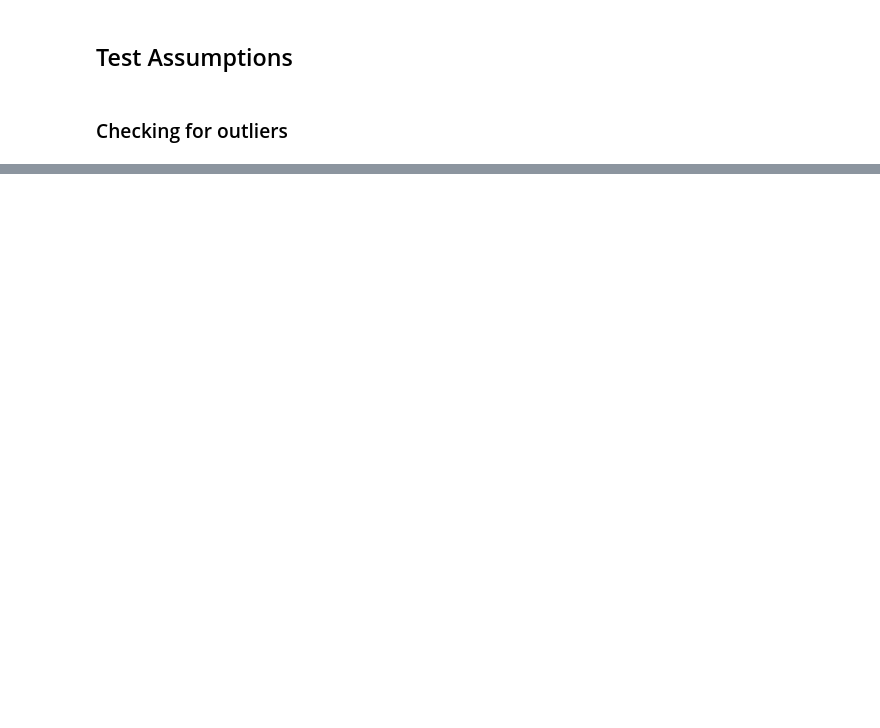
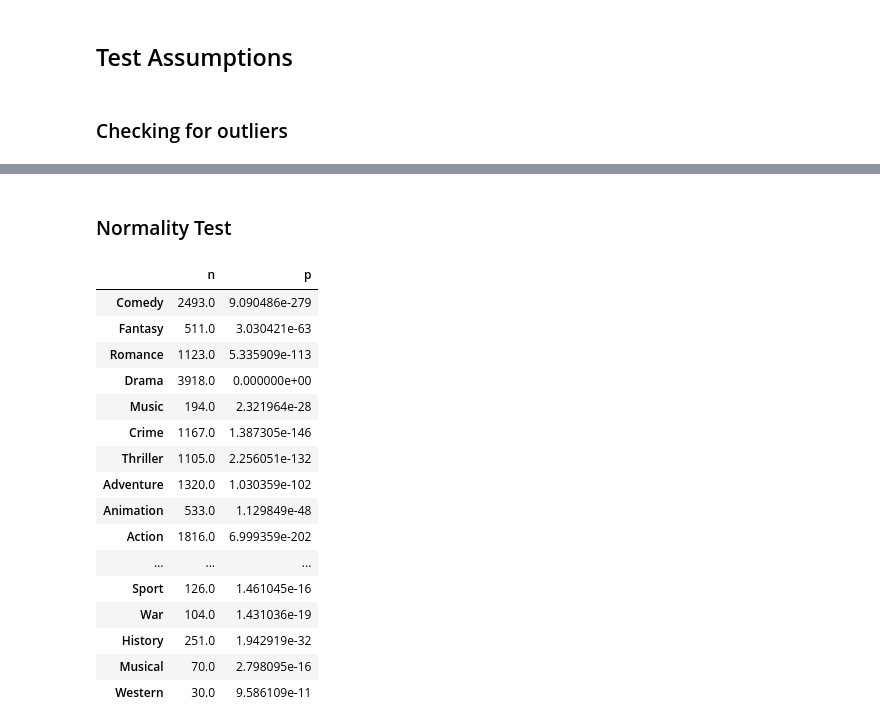
Before and after one commit to sheha919/movie_production_analysis, a Jupyter notebook: part4.ipynb, the cells around one changed output, grey strips where cells are left out. Drawn from its saved outputs; the diff is of its cells as text; code cells hidden in the pictures; blank space fills up the shorter version.

```diff
--- a/part4.ipynb
+++ b/part4.ipynb
@@ -186,0 +384,7 @@ len(groups['G'])
+# %%
+# create group dictionaries
+groups2 = {}
+
+for i in df2['genre_name'].unique():
+    data = df2.loc[df2['genre_name']==i, 'revenue'].copy()
+    groups2[i] = data
@@ -186,0 +399,8 @@ len(groups['G'])
+# %%
+for key, value in groups2.items():
+    initial = len(groups2[key])
+    outliers = np.abs(stats.zscore(value))> 3
+    print(f'{outliers.sum()} of outliers in {key} group')
+    #remove outliers
+    groups2[key] = value.loc[~outliers]
+    print(f'{initial}, after removing outliers {len(groups2[key])}')
@@ -186,0 +425,28 @@ len(groups['G'])
+# %% [markdown]
+### Normality Test
+# %%
+norm_test2 = {}
+for genre_name, revenue in groups2.items():
+    stat, p = stats.normaltest(revenue)
+    norm_test2[genre_name] = {'n': len(revenue),'p':p}
+# %%
+norm_test2_df = pd.DataFrame(norm_test2).T
+norm_test2_df
+# %% [output]
+|  | n | p |
+| Comedy | 2493.0 | 9.090486e-279 |
+| Fantasy | 511.0 | 3.030421e-63 |
+| Romance | 1123.0 | 5.335909e-113 |
+| Drama | 3918.0 | 0.000000e+00 |
+| Music | 194.0 | 2.321964e-28 |
+| Crime | 1167.0 | 1.387305e-146 |
+| Thriller | 1105.0 | 2.256051e-132 |
+| Adventure | 1320.0 | 1.030359e-102 |
+| Animation | 533.0 | 1.129849e-48 |
+| Action | 1816.0 | 6.999359e-202 |
+| ... | ... | ... |
+| Sport | 126.0 | 1.461045e-16 |
+| War | 104.0 | 1.431036e-19 |
+| History | 251.0 | 1.942919e-32 |
+| Musical | 70.0 | 2.798095e-16 |
+| Western | 30.0 | 9.586109e-11 |
```
Also changed, not shown: parts of 46 cells of this notebook, 2 other files.
